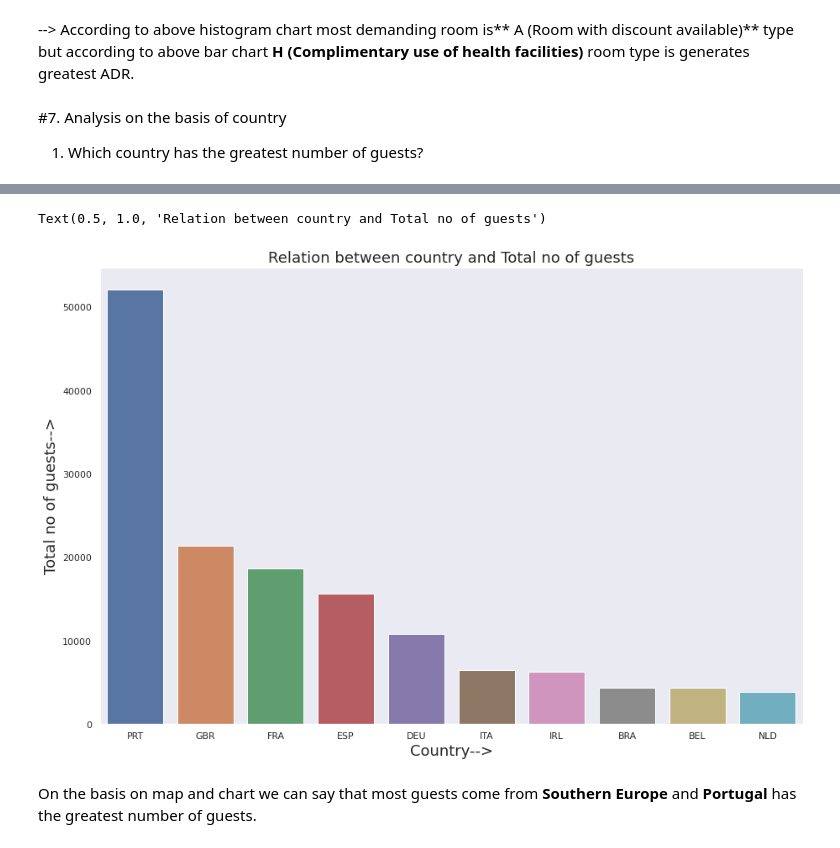
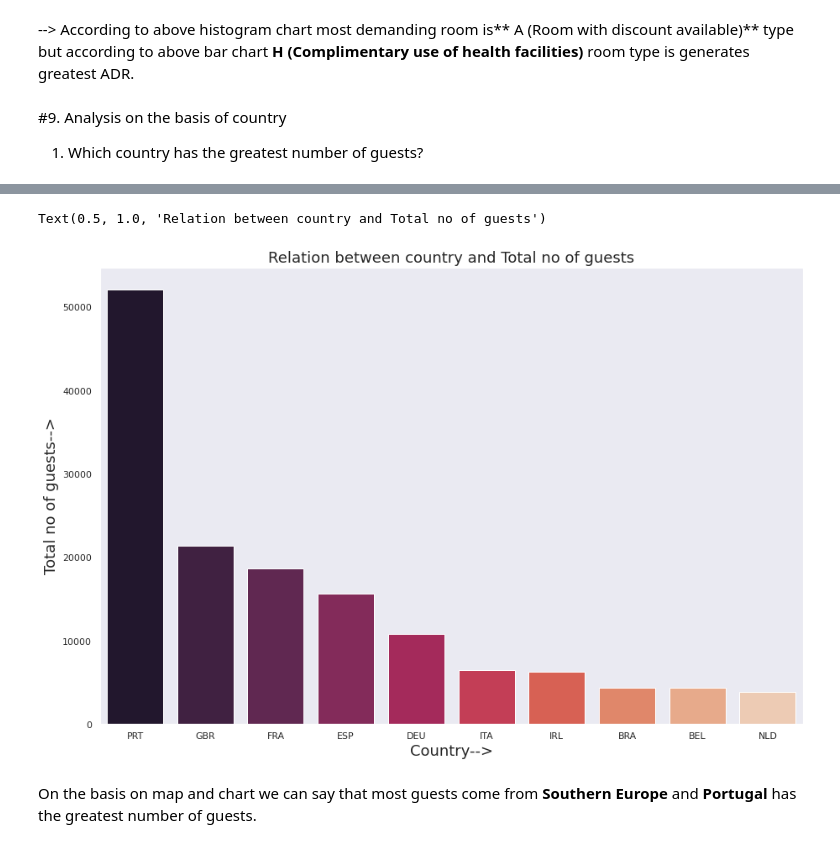
Before and after one commit to SomyaH99/Data_analysis_0f_Hotel_bookings, a Jupyter notebook: Hotel_Booking_Analysis_Capstone_Project.ipynb, the cells around one changed output, grey strips where cells are left out. Drawn from its saved outputs; the diff is of its cells as text; code cells hidden in the pictures.

```diff
--- a/Hotel_Booking_Analysis_Capstone_Project.ipynb
+++ b/Hotel_Booking_Analysis_Capstone_Project.ipynb
@@ -21,7 +21,7 @@ from datetime import datetime
 from datetime import date
 %matplotlib inline
 # %%
-path = '/content/drive/MyDrive/Colab Notebooks/Hotel Booking Analysis/Hotel Bookings.csv'
+path = '/content/drive/MyDrive/Colab Notebooks/EdA Capestone project/hotel bookings Data/Hotel Bookings.csv'
 df = pd.read_csv(path)
 # %% [markdown]
 Lets Explore our Data
@@ -837,7 +858,7 @@ Text(0.5, 1.0, 'Bar graph for Room Type and average adr ')
 # %% [markdown]
  --> According to above histogram chart most demanding room is** A (Room with discount available)** type but according to above bar chart **H (Complimentary use of health facilities)** room type is generates greatest ADR.
 # %% [markdown]
-#7. Analysis on the basis of country
+#9. Analysis on the basis of country
 
 
 1.   Which country has the greatest number of guests?
@@ -859,14 +880,14 @@ country_guest_map.show()
 # %%
 # Number of guests sorted in descending order country wise
 country_guest1=country_guest.sort_values(by='total_no_in_group',ascending=False).head(10)
 country_guest1
 plt.figure(figsize=(15,10))
-sns.barplot(x=country_guest1['country'],y=country_guest1['total_no_in_group'])
+sns.barplot(x=country_guest1['country'],y=country_guest1['total_no_in_group'],palette='rocket')
 plt.xlabel('Country-->',fontsize=18)
 plt.ylabel('Total no of guests-->',fontsize=18)
 plt.title('Relation between country and Total no of guests',fontsize=18)
 # %% [output]
 Text(0.5, 1.0, 'Relation between country and Total no of guests')
-[figure, old version]
+[figure, new version]
 # %% [markdown]
  On the basis on map and chart we can say that most guests come from **Southern Europe** and **Portugal** has the greatest number of guests.
```
Also changed, not shown: parts of 13 cells of this notebook.
